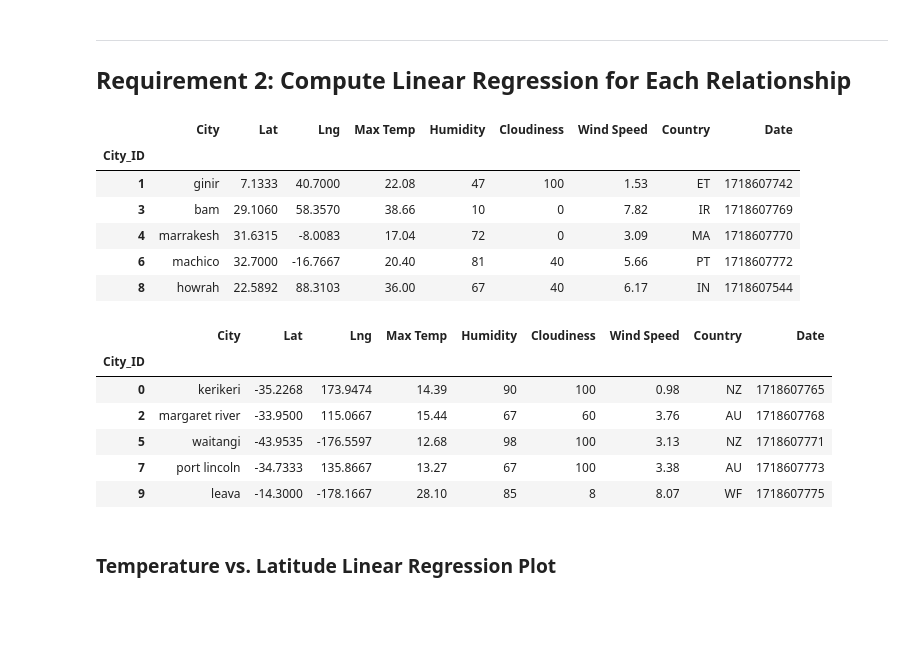
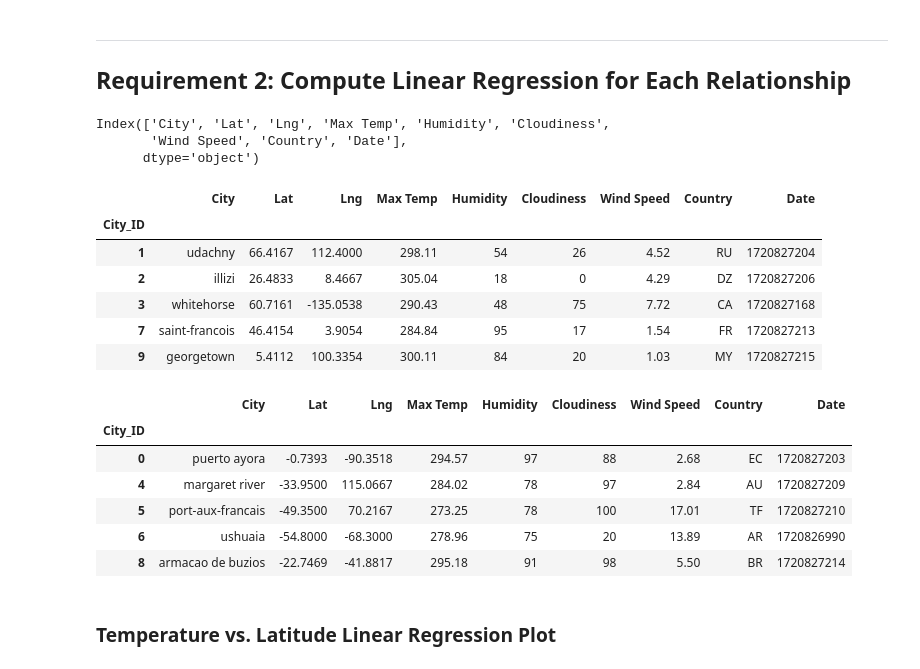
Before and after one commit to pixare7/World_Weather_Analysis, a Jupyter notebook: WeatherPy.ipynb, the cells around one changed output. Cells and saved outputs as stored; diff of their text form; code cells hidden in the pictures; blank space fills up the shorter version.

```diff
--- a/WeatherPy.ipynb
+++ b/WeatherPy.ipynb
@@ -276,30 +311,36 @@ plt.show()
+# %%
+city_data_df.columns
+# %% [output]
+Index(['City', 'Lat', 'Lng', 'Max Temp', 'Humidity', 'Cloudiness',
+       'Wind Speed', 'Country', 'Date'],
+      dtype='object')
 # %%
-# Create a DataFrame with the Northern Hemisphere data (Latitude >= 0)
-# YOUR CODE HERE
+# DataFrame with the Northern Hemisphere data (Latitude >= 0)
+northern_hemi_df = city_data_df.loc[city_data_df['Lat'] >= 0, :]
 
 # Display sample data
 northern_hemi_df.head()
 # %% [output]
 |  | City | Lat | Lng | Max Temp | Humidity | Cloudiness | Wind Speed | Country | Date |
 | City_ID |  |  |  |  |  |  |  |  |  |
-| 1 | ginir | 7.1333 | 40.7000 | 22.08 | 47 | 100 | 1.53 | ET | 1718607742 |
-| 3 | bam | 29.1060 | 58.3570 | 38.66 | 10 | 0 | 7.82 | IR | 1718607769 |
-| 4 | marrakesh | 31.6315 | -8.0083 | 17.04 | 72 | 0 | 3.09 | MA | 1718607770 |
-| 6 | machico | 32.7000 | -16.7667 | 20.40 | 81 | 40 | 5.66 | PT | 1718607772 |
-| 8 | howrah | 22.5892 | 88.3103 | 36.00 | 67 | 40 | 6.17 | IN | 1718607544 |
+| 1 | udachny | 66.4167 | 112.4000 | 298.11 | 54 | 26 | 4.52 | RU | 1720827204 |
+| 2 | illizi | 26.4833 | 8.4667 | 305.04 | 18 | 0 | 4.29 | DZ | 1720827206 |
+| 3 | whitehorse | 60.7161 | -135.0538 | 290.43 | 48 | 75 | 7.72 | CA | 1720827168 |
+| 7 | saint-francois | 46.4154 | 3.9054 | 284.84 | 95 | 17 | 1.54 | FR | 1720827213 |
+| 9 | georgetown | 5.4112 | 100.3354 | 300.11 | 84 | 20 | 1.03 | MY | 1720827215 |
 # %%
-# Create a DataFrame with the Southern Hemisphere data (Latitude < 0)
-# YOUR CODE HERE
+# DataFrame with the Southern Hemisphere data (Latitude < 0)
+southern_hemi_df = city_data_df.loc[city_data_df['Lat'] < 0, :]
 
 # Display sample data
 southern_hemi_df.head()
 # %% [output]
 |  | City | Lat | Lng | Max Temp | Humidity | Cloudiness | Wind Speed | Country | Date |
 | City_ID |  |  |  |  |  |  |  |  |  |
-| 0 | kerikeri | -35.2268 | 173.9474 | 14.39 | 90 | 100 | 0.98 | NZ | 1718607765 |
-| 2 | margaret river | -33.9500 | 115.0667 | 15.44 | 67 | 60 | 3.76 | AU | 1718607768 |
-| 5 | waitangi | -43.9535 | -176.5597 | 12.68 | 98 | 100 | 3.13 | NZ | 1718607771 |
-| 7 | port lincoln | -34.7333 | 135.8667 | 13.27 | 67 | 100 | 3.38 | AU | 1718607773 |
-| 9 | leava | -14.3000 | -178.1667 | 28.10 | 85 | 8 | 8.07 | WF | 1718607775 |
+| 0 | puerto ayora | -0.7393 | -90.3518 | 294.57 | 97 | 88 | 2.68 | EC | 1720827203 |
+| 4 | margaret river | -33.9500 | 115.0667 | 284.02 | 78 | 97 | 2.84 | AU | 1720827209 |
+| 5 | port-aux-francais | -49.3500 | 70.2167 | 273.25 | 78 | 100 | 17.01 | TF | 1720827210 |
+| 6 | ushuaia | -54.8000 | -68.3000 | 278.96 | 75 | 20 | 13.89 | AR | 1720826990 |
+| 8 | armacao de buzios | -22.7469 | -41.8817 | 295.18 | 91 | 98 | 5.50 | BR | 1720827214 |
 # %% [markdown]
 ###  Temperature vs. Latitude Linear Regression Plot
```
Also changed, not shown: parts of 32 cells of this notebook, 4 other files.
